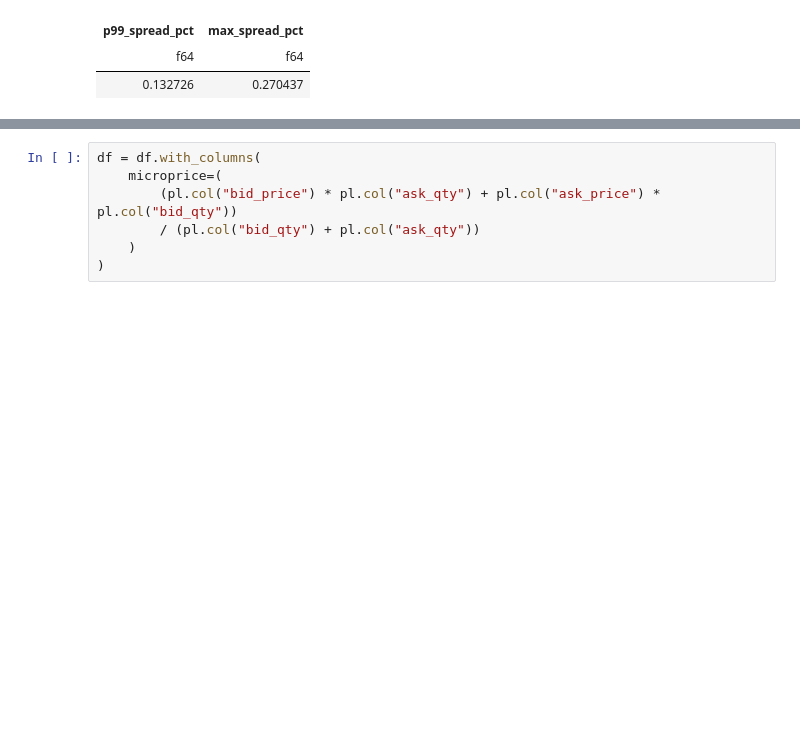
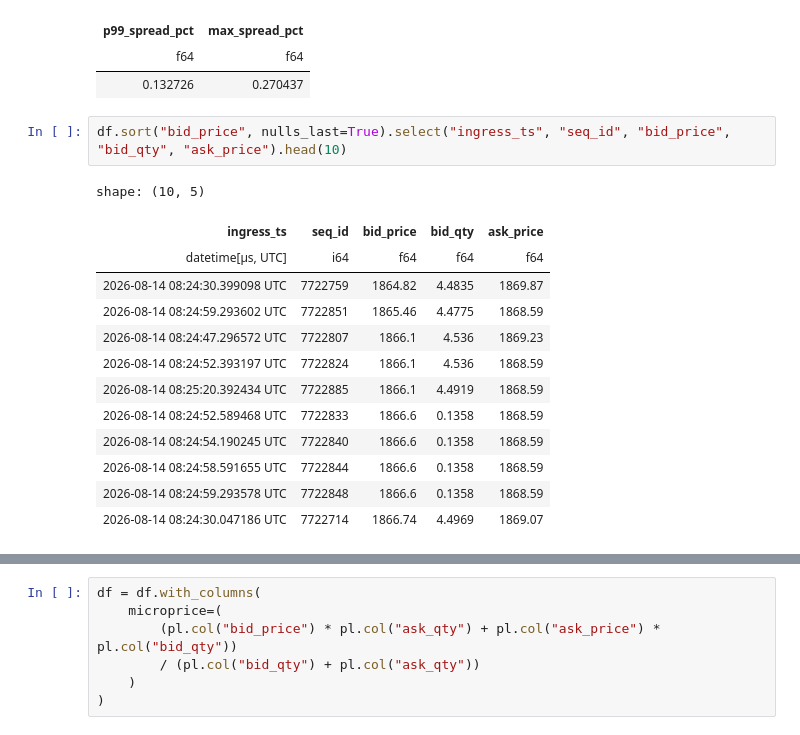
Before and after one commit to danielfilippi/lotech-dqwork, a Jupyter notebook: notebooks/b_initial.ipynb, the cells around one changed output, grey strips where cells are left out. Drawn from its saved outputs; the diff is of its cells as text; blank space fills up the shorter version.

```diff
--- a/notebooks/b_initial.ipynb
+++ b/notebooks/b_initial.ipynb
@@ -147,3 +147,19 @@ shape: (1, 2)
 | p99_spread_pct | max_spread_pct |
 | f64 | f64 |
 | 0.132726 | 0.270437 |
+# %%
+df.sort("bid_price", nulls_last=True).select("ingress_ts", "seq_id", "bid_price", "bid_qty", "ask_price").head(10)
+# %% [output]
+shape: (10, 5)
+| ingress_ts | seq_id | bid_price | bid_qty | ask_price |
+| datetime[μs, UTC] | i64 | f64 | f64 | f64 |
+| 2026-08-14 08:24:30.399098 UTC | 7722759 | 1864.82 | 4.4835 | 1869.87 |
+| 2026-08-14 08:24:59.293602 UTC | 7722851 | 1865.46 | 4.4775 | 1868.59 |
+| 2026-08-14 08:24:47.296572 UTC | 7722807 | 1866.1 | 4.536 | 1869.23 |
+| 2026-08-14 08:24:52.393197 UTC | 7722824 | 1866.1 | 4.536 | 1868.59 |
+| 2026-08-14 08:25:20.392434 UTC | 7722885 | 1866.1 | 4.4919 | 1868.59 |
+| 2026-08-14 08:24:52.589468 UTC | 7722833 | 1866.6 | 0.1358 | 1868.59 |
+| 2026-08-14 08:24:54.190245 UTC | 7722840 | 1866.6 | 0.1358 | 1868.59 |
+| 2026-08-14 08:24:58.591655 UTC | 7722844 | 1866.6 | 0.1358 | 1868.59 |
+| 2026-08-14 08:24:59.293578 UTC | 7722848 | 1866.6 | 0.1358 | 1868.59 |
+| 2026-08-14 08:24:30.047186 UTC | 7722714 | 1866.74 | 4.4969 | 1869.07 |
```
Also changed, not shown: parts of 8 cells of this notebook, 10 other files.
